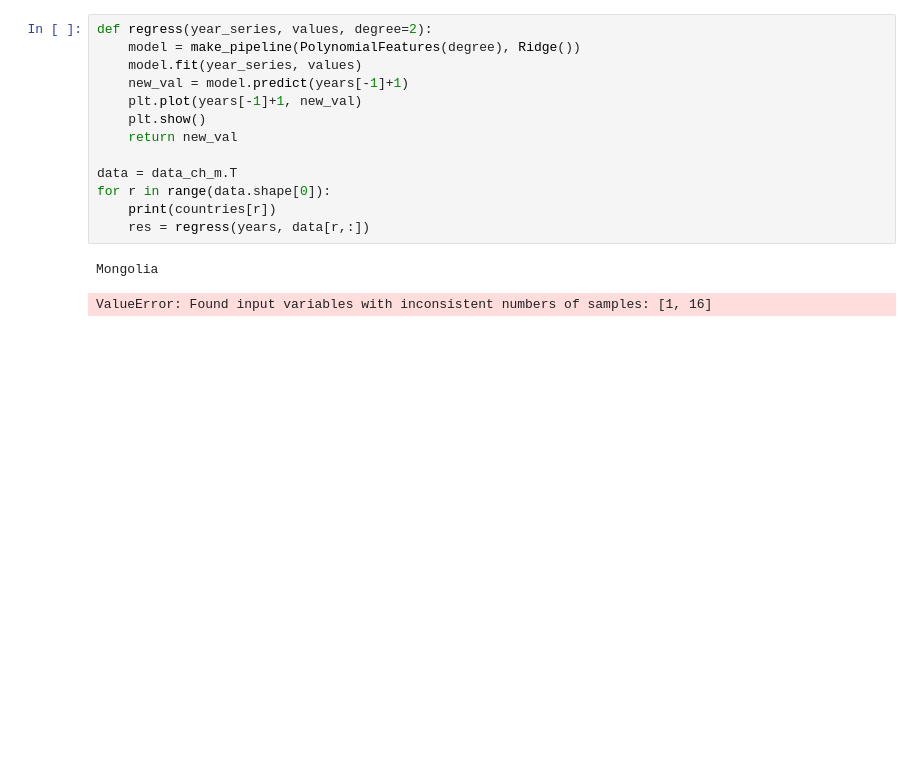
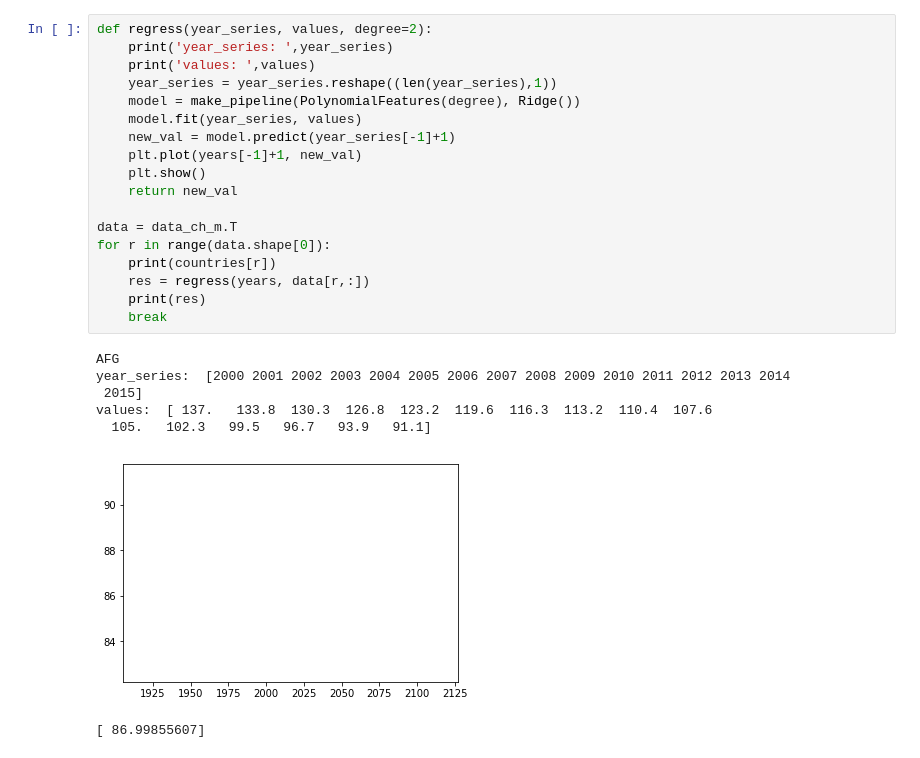
Before and after one commit to igor-93/del_comp, a Jupyter notebook: hello.ipynb, the cells around one changed output. Cells and saved outputs as stored; diff of their text form; blank space fills up the shorter version.

```diff
--- a/hello.ipynb
+++ b/hello.ipynb
@@ -198,16 +180,26 @@ Zimbabwe
 # %%
 def regress(year_series, values, degree=2):
+    print('year_series: ',year_series)
+    print('values: ',values)
+    year_series = year_series.reshape((len(year_series),1))
     model = make_pipeline(PolynomialFeatures(degree), Ridge())
     model.fit(year_series, values)
-    new_val = model.predict(years[-1]+1)
+    new_val = model.predict(year_series[-1]+1)
     plt.plot(years[-1]+1, new_val)
     plt.show()
     return new_val
 
 data = data_ch_m.T
 for r in range(data.shape[0]):
     print(countries[r])
     res = regress(years, data[r,:])
+    print(res)
+    break
 # %% [output]
-Mongolia
+AFG
+year_series:  [2000 2001 2002 2003 2004 2005 2006 2007 2008 2009 2010 2011 2012 2013 2014
+ 2015]
+values:  [ 137.   133.8  130.3  126.8  123.2  119.6  116.3  113.2  110.4  107.6
+  105.   102.3   99.5   96.7   93.9   91.1]
+[figure, added]
-ValueError: Found input variables with inconsistent numbers of samples: [1, 16]
+[ 86.99855607]
```
Also changed, not shown: parts of 1 cell of this notebook, 6 other files.
